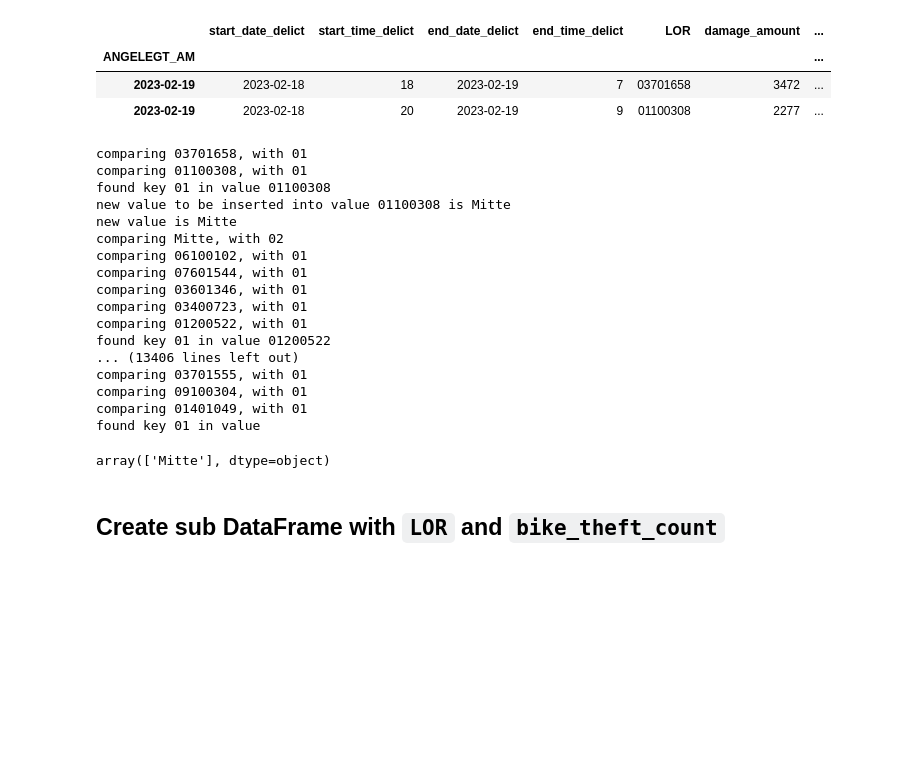
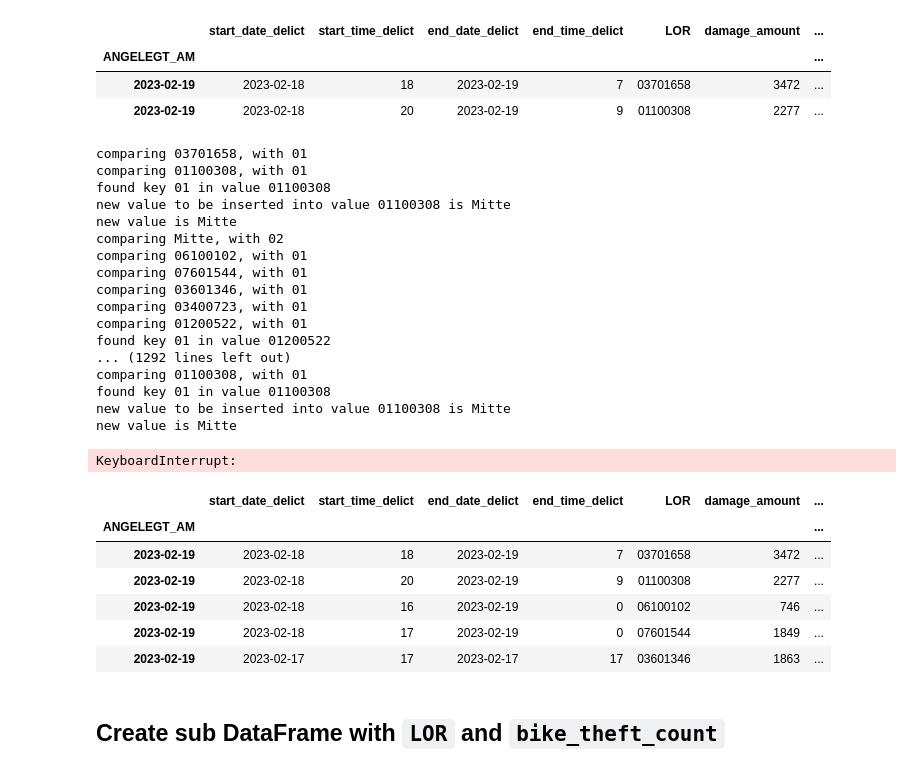
Before and after one commit to cpumarfrohberg/analyze_bike_thefts, a Jupyter notebook: EDA/bike_thefts.ipynb, the cells around one changed output. Cells and saved outputs as stored; diff of their text form; code cells hidden in the pictures; blank space fills up the shorter version.

```diff
--- a/EDA/bike_thefts.ipynb
+++ b/EDA/bike_thefts.ipynb
@@ -227,10 +231,20 @@ def insert_district(df, dictionary):
                 print(f'new value to be inserted into value {row} is {district}')
                 row = district
                 print(f"new value is {district}")
-                df_transformed['districts'] = district
+                df['districts'][row] = district
             else:
                 break
     return df
+# %%
+def insert_district(df, dictionary):
+    for idx, row in df['LOR'].items():
+        for key in dictionary.keys():
+            print(f'comparing {row}, with {key}')
+            if key in row[0:2]:
+                df['districts'][row] = df['districts'].apply(lambda x: x  dictionary[key])
+            else:
+                break
+    return df
 # %%
 test = insert_district(df_transformed, district_dict)
 # %% [output]
@@ -246,15 +260,22 @@ comparing 03601346, with 01
 comparing 03400723, with 01
 comparing 01200522, with 01
 found key 01 in value 01200522
-... (13406 lines left out)
-comparing 03701555, with 01
-comparing 09100304, with 01
-comparing 01401049, with 01
-found key 01 in value
+... (1292 lines left out)
+comparing 01100308, with 01
+found key 01 in value 01100308
+new value to be inserted into value 01100308 is Mitte
+new value is Mitte
+KeyboardInterrupt:
-# %%
-test.districts.unique()
-# %% [output]
-array(['Mitte'], dtype=object)
+# %%
+test.head()
+# %% [output]
+|  | start_date_delict | start_time_delict | end_date_delict | end_time_delict | LOR | damage_amount | ... |
+| ANGELEGT_AM |  |  |  |  |  |  | ... |
+| 2023-02-19 | 2023-02-18 | 18 | 2023-02-19 | 7 | 03701658 | 3472 | ... |
+| 2023-02-19 | 2023-02-18 | 20 | 2023-02-19 | 9 | 01100308 | 2277 | ... |
+| 2023-02-19 | 2023-02-18 | 16 | 2023-02-19 | 0 | 06100102 | 746 | ... |
+| 2023-02-19 | 2023-02-18 | 17 | 2023-02-19 | 0 | 07601544 | 1849 | ... |
+| 2023-02-19 | 2023-02-17 | 17 | 2023-02-17 | 17 | 03601346 | 1863 | ... |
 # %%
 df_transformed = bike_thefts.reencode_LOR(df_transformed, district_dict)
 # %%
```
Also changed, not shown: parts of 2 cells of this notebook.
